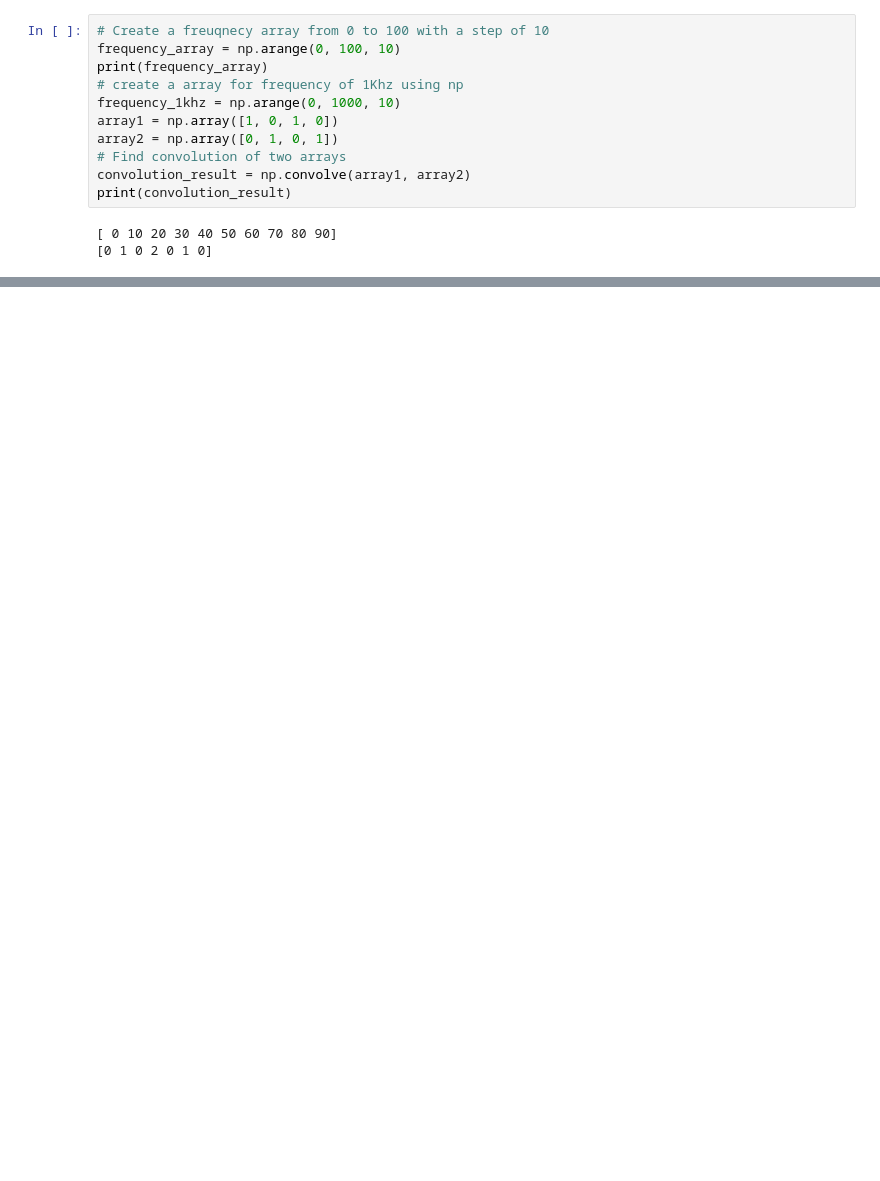
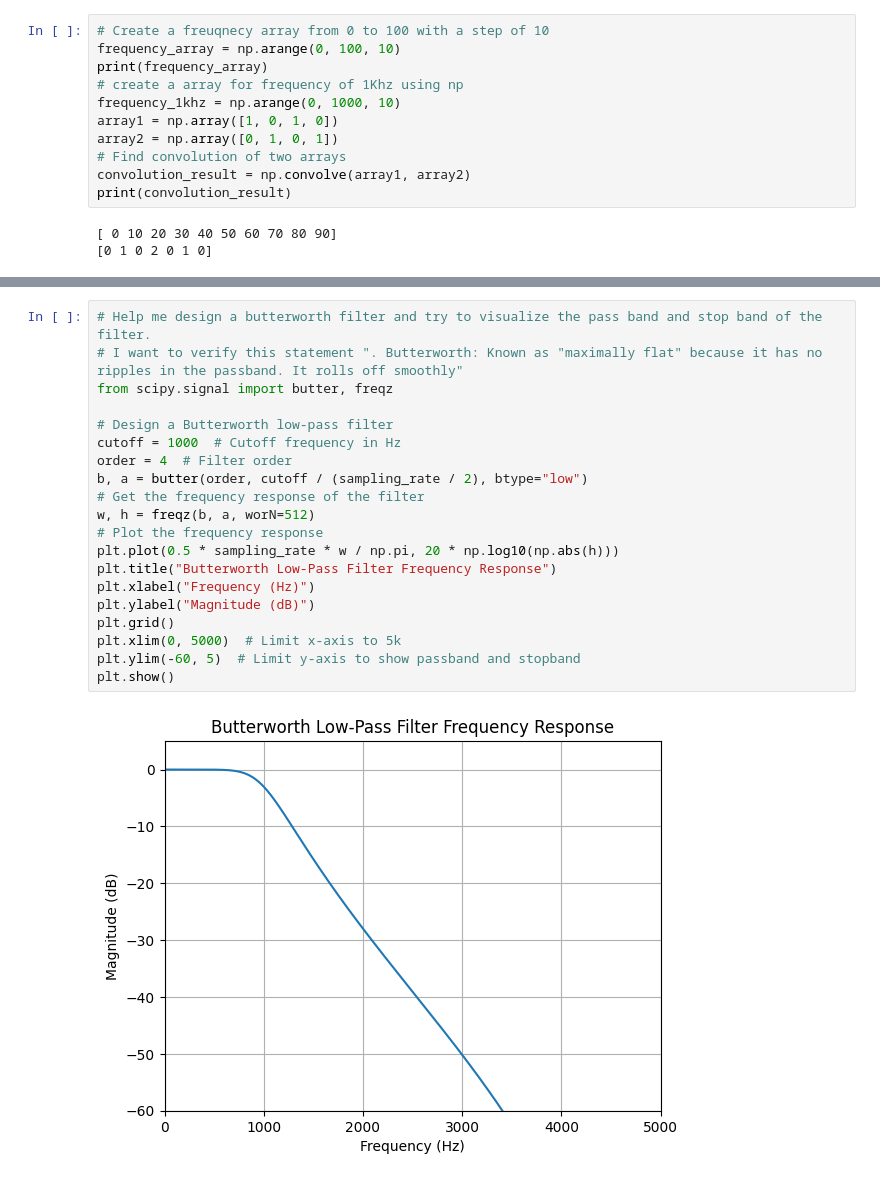
Before and after one commit to lohith-pras/python-scipy-tutorials, a Jupyter notebook: dsp_scipy.ipynb, the cells around one changed output, grey strips where cells are left out. Drawn from its saved outputs; the diff is of its cells as text; blank space fills up the shorter version.

```diff
--- a/dsp_scipy.ipynb
+++ b/dsp_scipy.ipynb
@@ -84,0 +100,22 @@ plt.show()
+# %%
+# Help me design a butterworth filter and try to visualize the pass band and stop band of the filter.
+# I want to verify this statement ". Butterworth: Known as "maximally flat" because it has no ripples in the passband. It rolls off smoothly"
+from scipy.signal import butter, freqz
+
+# Design a Butterworth low-pass filter
+cutoff = 1000  # Cutoff frequency in Hz
+order = 4  # Filter order
+b, a = butter(order, cutoff / (sampling_rate / 2), btype="low")
+# Get the frequency response of the filter
+w, h = freqz(b, a, worN=512)
+# Plot the frequency response
+plt.plot(0.5 * sampling_rate * w / np.pi, 20 * np.log10(np.abs(h)))
+plt.title("Butterworth Low-Pass Filter Frequency Response")
+plt.xlabel("Frequency (Hz)")
+plt.ylabel("Magnitude (dB)")
+plt.grid()
+plt.xlim(0, 5000)  # Limit x-axis to 5k
+plt.ylim(-60, 5)  # Limit y-axis to show passband and stopband
+plt.show()
+# %% [output]
+[figure, added]
```
Also changed, not shown: parts of 6 cells of this notebook, 4 other files.
